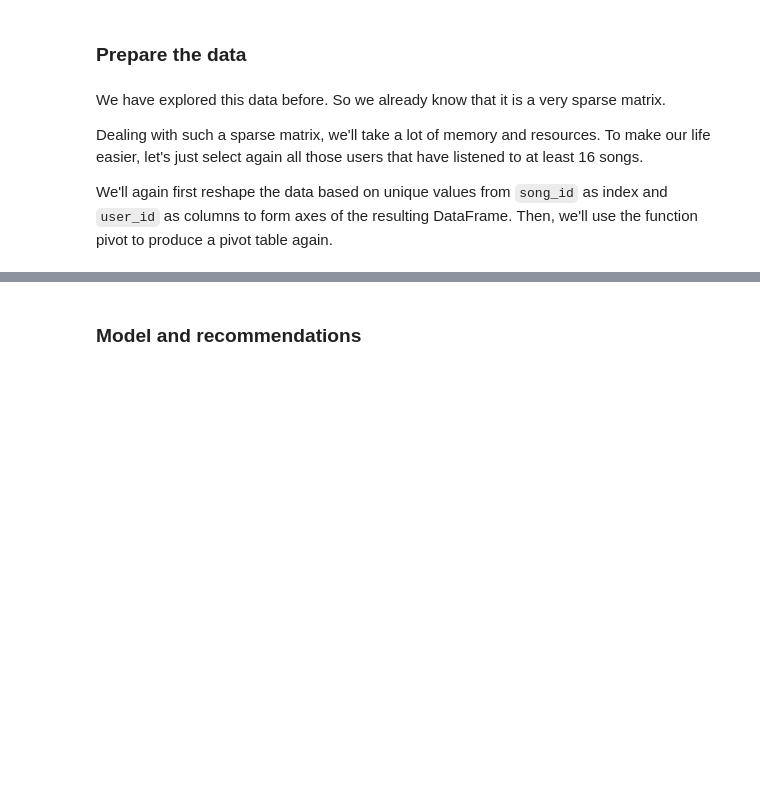
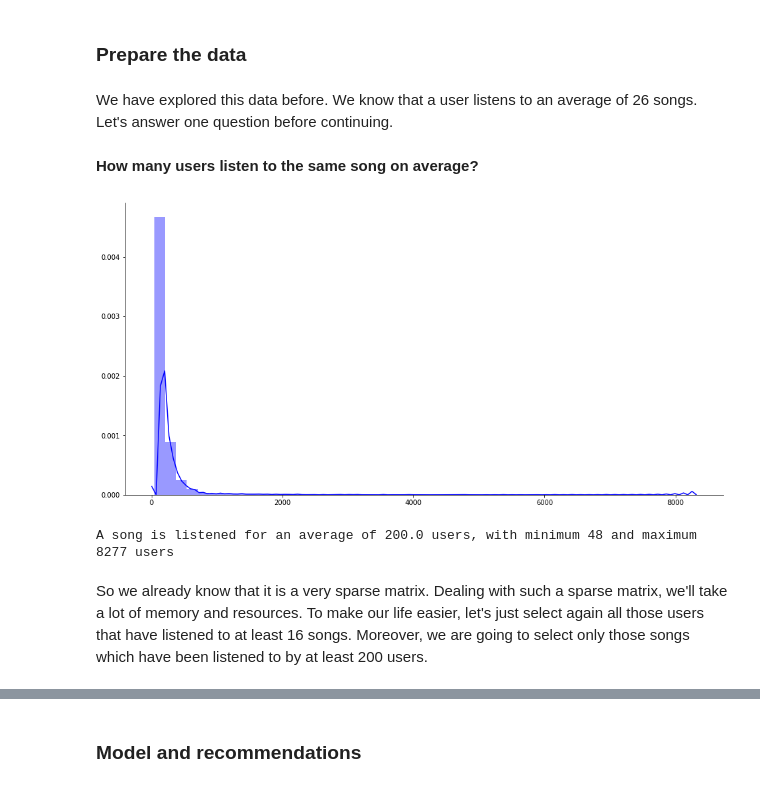
Before and after one commit to ugis22/music_recommender, a Jupyter notebook: collaborative_recommender_system/CF_matrix_fact_music_recommender.ipynb, the cells around one changed output, grey strips where cells are left out. Saved outputs shown, nothing was run; the diff lists cells and outputs as text; code cells hidden in the pictures; blank space fills up the shorter version.

Commit message:
Matrix Factorization

```diff
--- a/collaborative_recommender_system/CF_matrix_fact_music_recommender.ipynb
+++ b/collaborative_recommender_system/CF_matrix_fact_music_recommender.ipynb
@@ -48,9 +55,23 @@ df_songs.head()
 | 4 | b80344d063b5ccb3212f76538f3d9e43d... | SODACBL12A8C13C273 | 1 | Learn To Fly | There Is Nothing Left To Lose | Foo Fighters | 1999 |
 # %% [markdown]
 ### Prepare the data
+# %% [markdown]
+We have explored this data before. We know that a user listens to an average of 26 songs. Let's answer one question before continuing.
+# %% [markdown]
+**How many users listen to the same song on average?**
+# %%
+song_user = df_songs.groupby('song_id')['user_id'].count()
+# %%
+plt.figure(figsize=(16, 8))
+sns.distplot(song_user.values, color='blue')
+plt.gca().spines['top'].set_visible(False)
+plt.gca().spines['right'].set_visible(False)
+plt.show();
+# %% [output]
+[figure, added]
+# %%
+print(f"A song is listened for an average of {np.mean(song_user)} users, with minimum {np.min(song_user)} and maximum {np.max(song_user)} users")
+# %% [output]
+A song is listened for an average of 200.0 users, with minimum 48 and maximum 8277 users
 # %% [markdown]
-We have explored this data before. So we already know that it is a very sparse matrix.
-
-Dealing with such a sparse matrix, we'll take a lot of memory and resources. To make our life easier, let's just select again all those users that have listened to at least 16 songs.
-
-We'll again first reshape the data based on unique values from `song_id` as index and `user_id` as columns to form axes of the resulting DataFrame. Then, we'll use the function pivot to produce a pivot table again.
+So we already know that it is a very sparse matrix. Dealing with such a sparse matrix, we'll take a lot of memory and resources. To make our life easier, let's just select again all those users that have listened to at least 16 songs. Moreover, we are going to select only those songs which have been listened to by at least 200 users.
```
Also changed, not shown: parts of 26 cells of this notebook.
